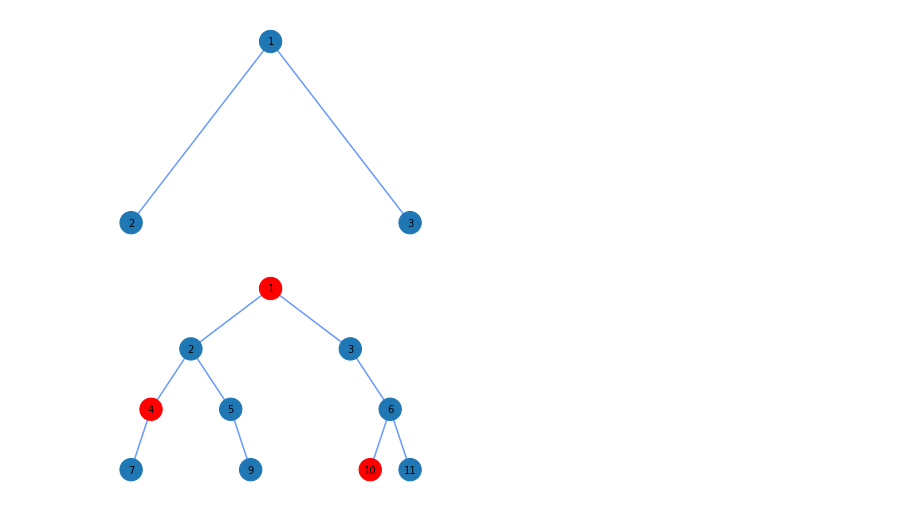
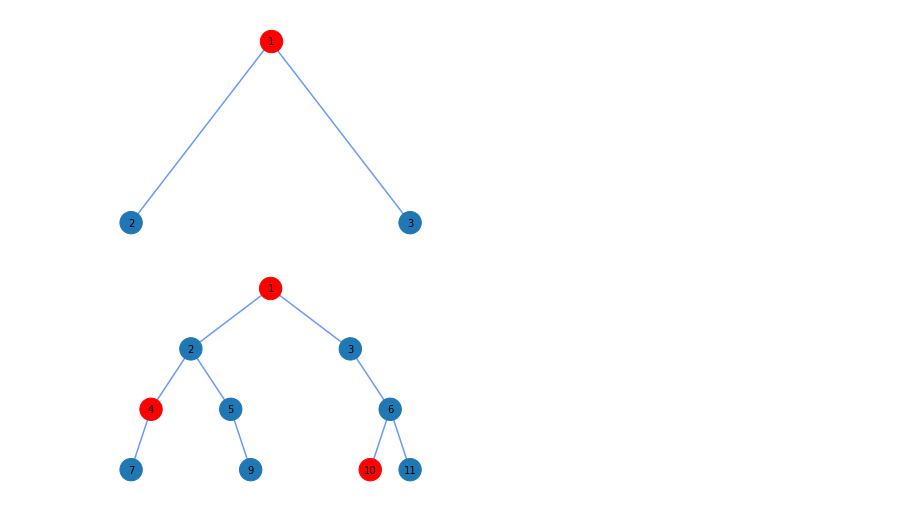
Before and after one commit to amritsaha607/TreeVisualizer, a Jupyter notebook: debug/bakeTreeTest.ipynb, the cells around one changed output. Drawn from its saved outputs; the diff is of its cells as text; code cells hidden in the pictures.

Commit message:
focus mode

```diff
--- a/debug/bakeTreeTest.ipynb
+++ b/debug/bakeTreeTest.ipynb
@@ -12,10 +12,10 @@ from helper import bakeTree
 # %%
 arr = [1, 2, 3, -1, -1, -1, -1]
 root = bakeTree(arr)
 
-showTree(root)
+showTree(root, focusNodes=[root])
 # %% [output]
-[figure, old version]
+[figure, new version]
 # %%
 arr = [
     1,
```
Also changed, not shown: parts of 1 cell of this notebook, 2 other files.
